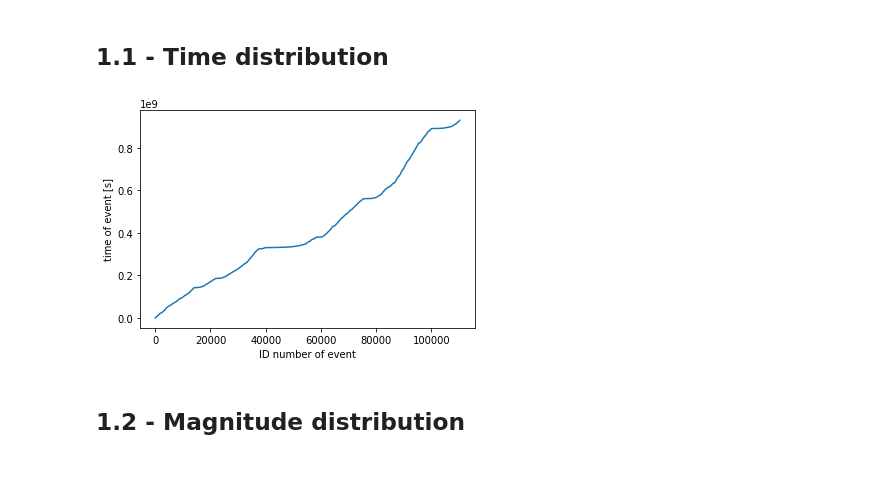
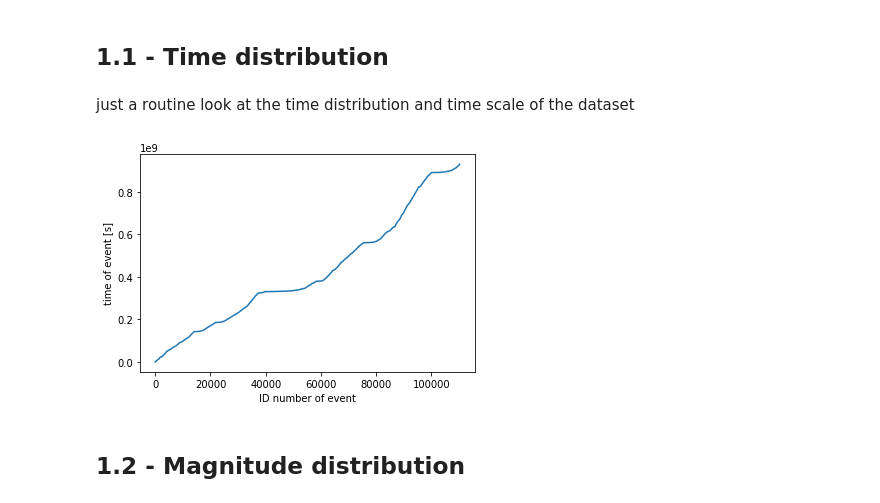
Before and after one commit to mango915/Earthquakes, a Jupyter notebook: nico.ipynb, the cells around one changed output. Cells and saved outputs as stored; diff of their text form; code cells hidden in the pictures; blank space fills up the shorter version.

```diff
--- a/nico.ipynb
+++ b/nico.ipynb
@@ -69,16 +70,12 @@ df[df['magnitude']>6].sort_values(by = 'magnitude', ascending = False)
 # 1 - Data visualization
 # %% [markdown]
 ## 1.1 - Time distribution
-# %%
-# just a routine look at the time distribution and time scale of the dataset
-%matplotlib inline
-
-plt.plot(df['event'], df['time'])
-plt.xlabel('ID number of event')
-plt.ylabel('time of event [s]')
-plt.show()
-# %% [output]
-[figure, removed]
+# %% [markdown]
+just a routine look at the time distribution and time scale of the dataset
+# %%
+E.EventVsTime()
+# %% [output]
+[figure, added]
 # %% [markdown]
 ## 1.2 - Magnitude distribution
 # %%
```
Also changed, not shown: parts of 36 cells of this notebook, 2 other files.
